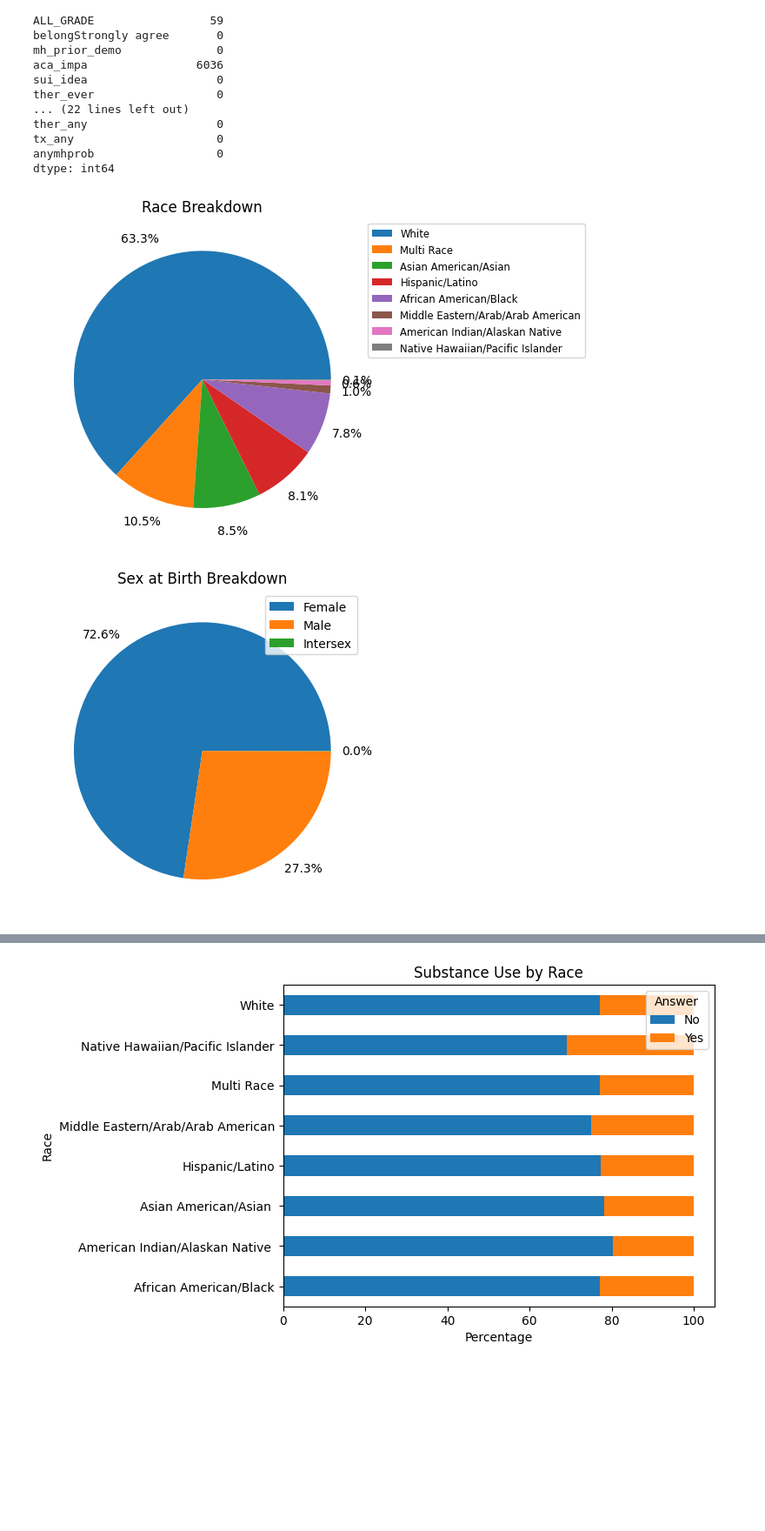
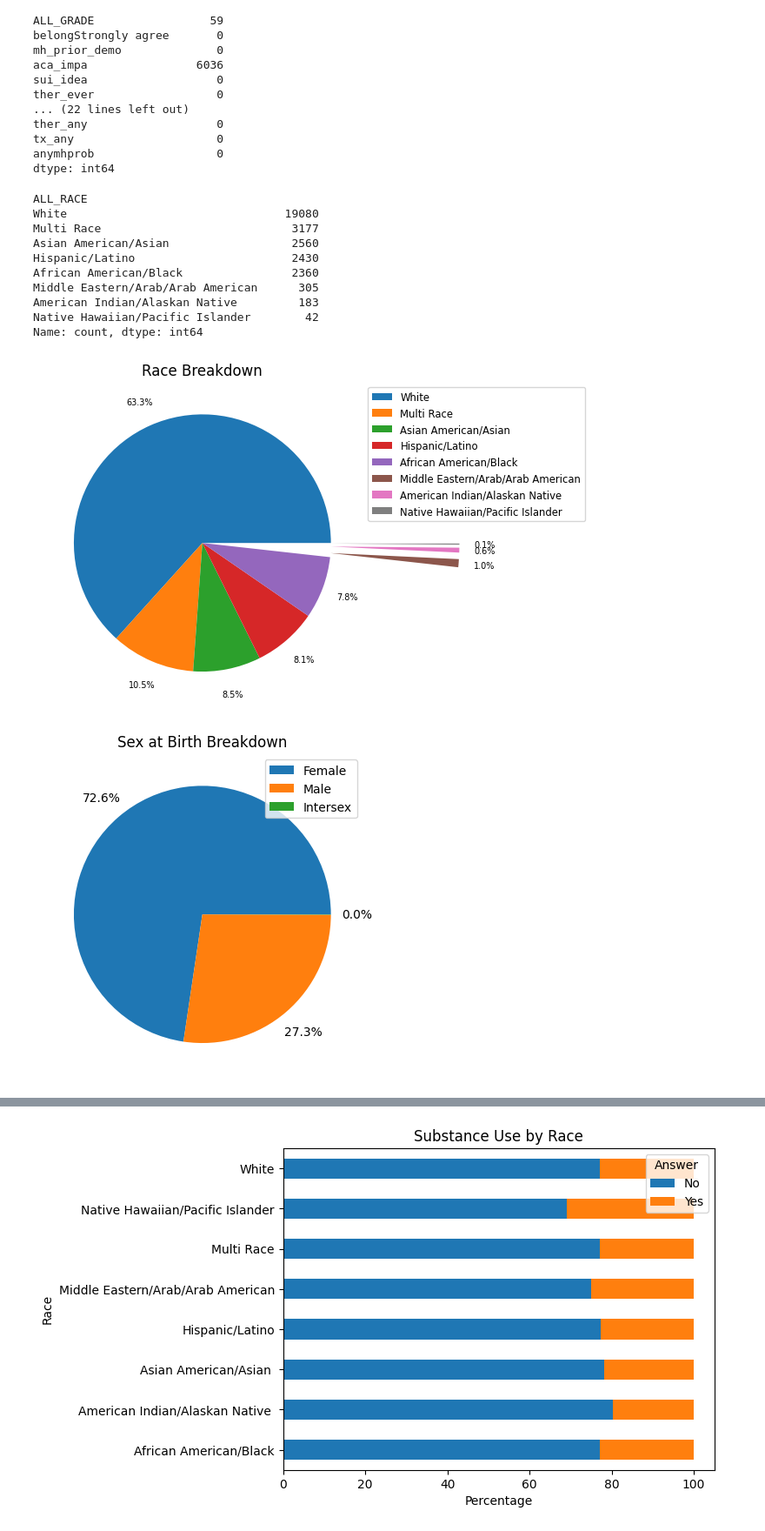
Before and after one commit to build-summer-2025/async-final-project-teal-quynh, a Jupyter notebook: final_project.ipynb, the cells around one changed output, grey strips where cells are left out. Shown at 87% size. Saved outputs shown, nothing was run; the diff lists cells and outputs as text; code cells hidden in the pictures; blank space fills up the shorter version.

```diff
--- a/final_project.ipynb
+++ b/final_project.ipynb
@@ -59,34 +59,46 @@ dtype: int64
 # %%
 # Question 1: What’s the Demographic makeup of my data?
 # Create new variable 'data_by_race' to store the dataset
 data_by_race = pd.DataFrame(HMS_df)
 
 # Get the count value for each variables
 race_counts = data_by_race['ALL_RACE'].value_counts()
 sexbirth_count = data_by_race['sex_birth'].value_counts()
 GenID_count = data_by_race['ALL_GENDER'].value_counts()
 
 # Graph pie chart for racial breakdown of my data
-race_counts.plot(kind='pie', title='Race Breakdown', autopct='%1.1f%%', pctdistance=1.2, labeldistance=None)
+display(race_counts)
+explode = [0,0,0,0,0,1,1,1]
+race_counts.plot(kind='pie', title='Race Breakdown', autopct='%1.1f%%', pctdistance=1.2, labeldistance=None, explode=explode, fontsize=7)
 plt.legend(bbox_to_anchor=(1.0, 1.0),fontsize='small')
 plt.ylabel('')
 plt.show()
 
 # Graph pie chart for sex at birth breakdown of my data
 sexbirth_count.plot(kind='pie', title='Sex at Birth Breakdown', autopct='%1.1f%%', pctdistance=1.2, labeldistance=None)
 plt.legend(loc="best")
 plt.ylabel('')
 plt.show()
 
 # Graph pie chart for gender identity breakdown of my data
 GenID_count.plot(kind='pie', title='Gender Identities Breakdown', autopct='%1.1f%%', pctdistance=1.2, labeldistance=None)
 plt.legend(bbox_to_anchor=(1.0, 1.0),fontsize='small')
 plt.ylabel('')
 plt.show()
 
 ### need help with the number percentage on race breakdown
 # %% [output]
+ALL_RACE
+White                                19080
+Multi Race                            3177
+Asian American/Asian                  2560
+Hispanic/Latino                       2430
+African American/Black                2360
+Middle Eastern/Arab/Arab American      305
+American Indian/Alaskan Native         183
+Native Hawaiian/Pacific Islander        42
+Name: count, dtype: int64
-[figure, old version]
+[figure, new version]
 [figure]
 [figure]
 # %%
```
Also changed, not shown: parts of 3 cells of this notebook, 18 other files.
